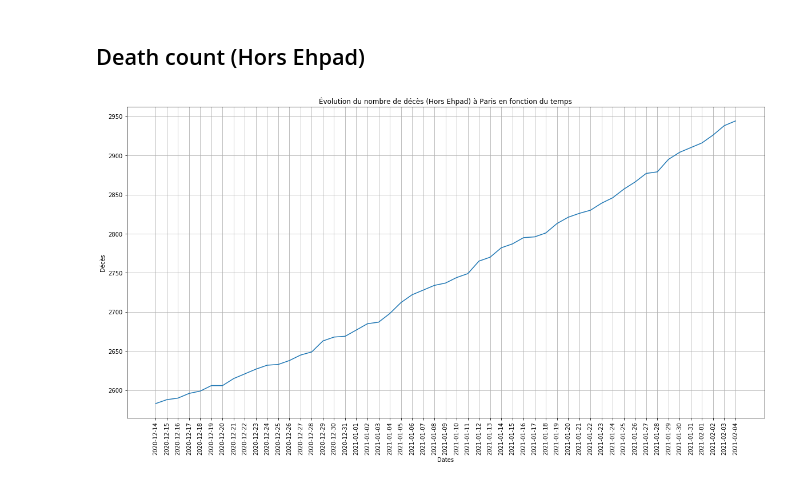
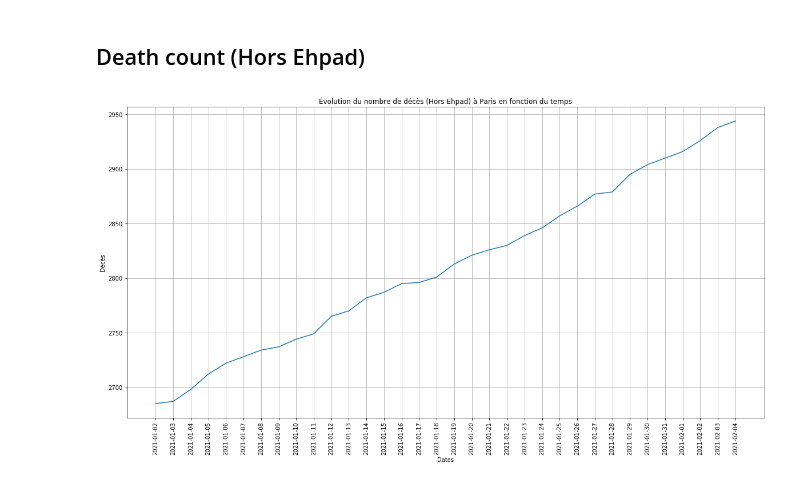
Before and after one commit to LeonardoGracioS/covidex, a Jupyter notebook: notebooks/data_exploration.ipynb, the cells around one changed output. Saved outputs shown, nothing was run; the diff lists cells and outputs as text; code cells hidden in the pictures.

Commit message:
add figures

```diff
--- a/notebooks/data_exploration.ipynb
+++ b/notebooks/data_exploration.ipynb
@@ -57,9 +56,9 @@ today = date.today().strftime("%y-%m-%d")
 # %%
-time_interval = ['2020-12-13', today]
+time_interval = ['2021-01-01', date.today().strftime("%y-%m-%d")]
 location = 'Paris'
 data_provider = 'sante-publique-france-data'
 
 dates, deces_france = filter_data(spf_data, time_interval, location, data_provider)
 plot_death_per_date(dates, deces_france, 'Paris')
 # %% [output]
-[figure, old version]
+[figure, new version]
```
Also changed, not shown: parts of 5 cells of this notebook, 2 other files.
